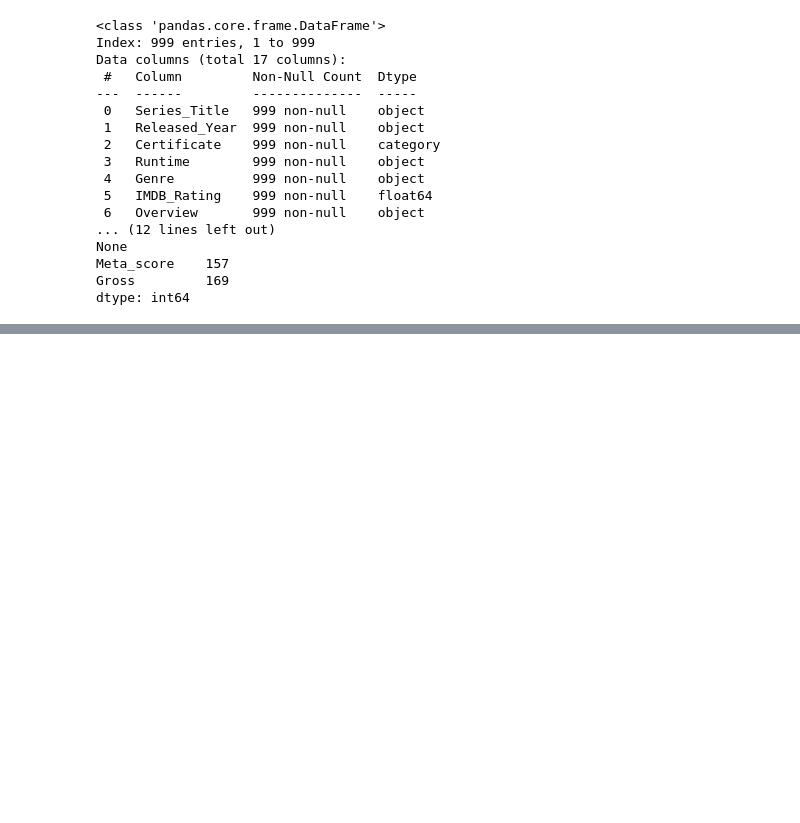
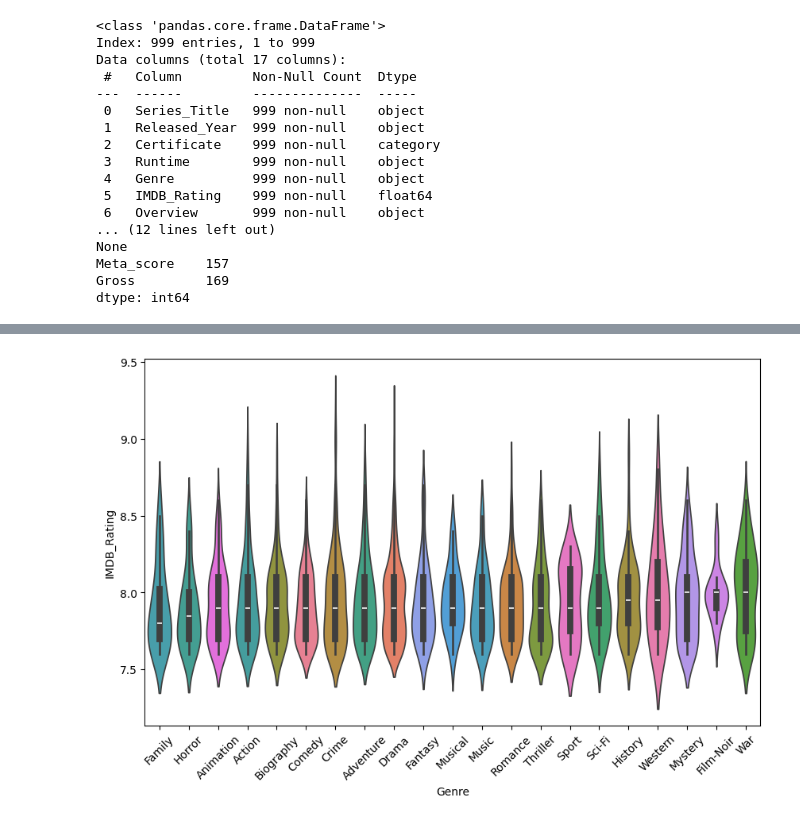
Before and after one commit to nevidomyyb/LH_CD_PEDRO_HENRIQUE_BARBOSA_DA_CUNHA, a Jupyter notebook: challenge.ipynb, the cells around one changed output, grey strips where cells are left out. Saved outputs shown, nothing was run; the diff lists cells and outputs as text; code cells hidden in the pictures; blank space fills up the shorter version.

```diff
--- a/challenge.ipynb
+++ b/challenge.ipynb
@@ -86,0 +99,13 @@ dtype: int64
+# %%
+df_exploded = dataset.assign(Genre=dataset["Genre"].str.split(", ")).explode("Genre")
+df_exploded = df_exploded.sort_values(by='Series_Title')
+
+medians = df_exploded.groupby("Genre")["IMDB_Rating"].median().sort_values()
+
+
+plt.figure(figsize=(10,6))
+sns.violinplot(data=df_exploded, x="Genre", y="IMDB_Rating", hue='Genre', order=medians.index)
+plt.xticks(rotation=45)
+plt.show()
+# %% [output]
+[figure, added]
```
Also changed, not shown: parts of 11 cells of this notebook.
